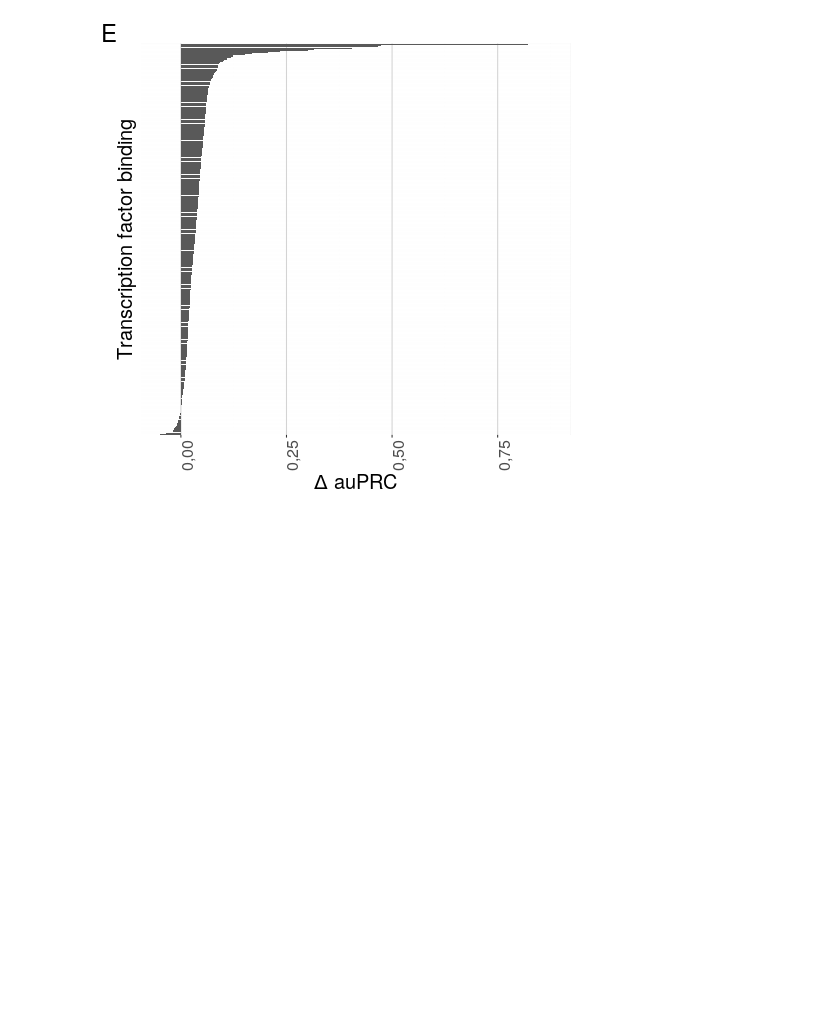
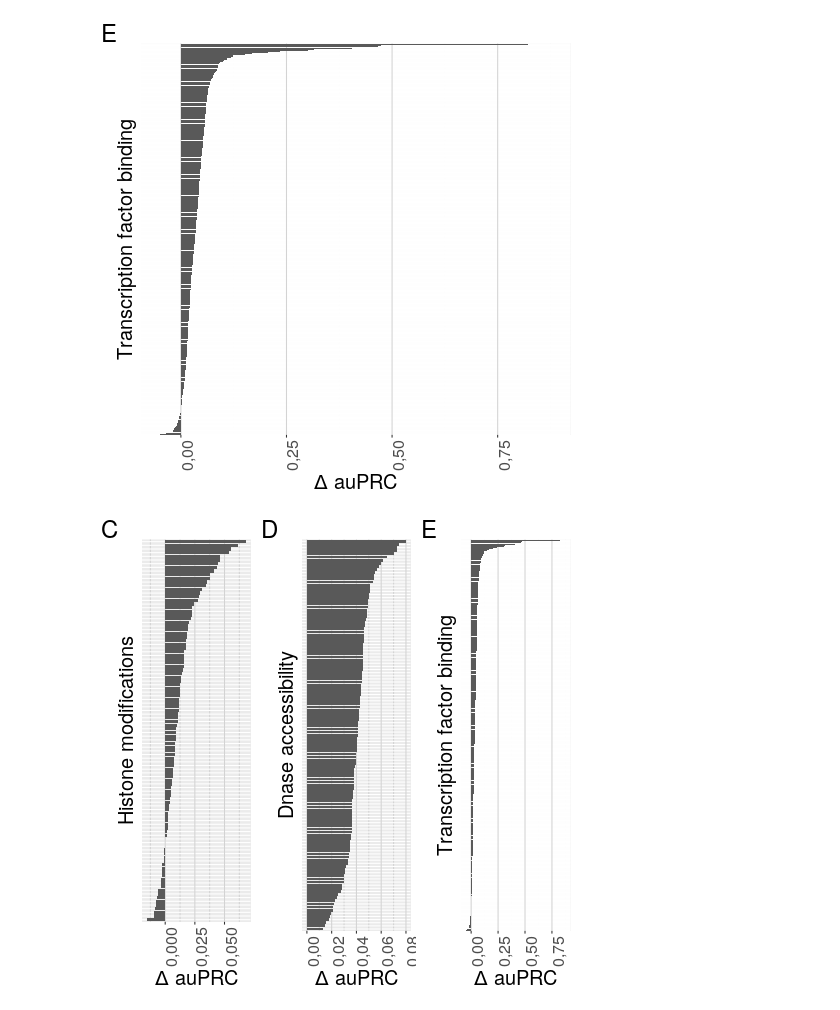
Before and after one commit to wkopp/janggu_usecases, a Jupyter notebook: 02_deepsea_danq_prediction/deepsea_danq_experiments.ipynb, the cells around one changed output. Saved outputs shown, nothing was run; the diff lists cells and outputs as text; code cells hidden in the pictures; blank space fills up the shorter version.

```diff
--- a/02_deepsea_danq_prediction/deepsea_danq_experiments.ipynb
+++ b/02_deepsea_danq_prediction/deepsea_danq_experiments.ipynb
@@ -524,3 +492,11 @@ print(g3)
 [figure]
 [figure]
 [figure]
+# %%
+%%R
+library(gridExtra)
+g = gridExtra::grid.arrange(g1, g2, g3, ncol=3)
+ggsave("figure/difference_order_3_vs_1_barplot_danq_all.eps", g, width=5, height=6)
+ggsave("figure/difference_order_3_vs_1_barplot_danq_all.png", g, width=5, height=6)
+# %% [output]
+[figure, added]
```
Also changed, not shown: parts of 5 cells of this notebook, 1 other file.
